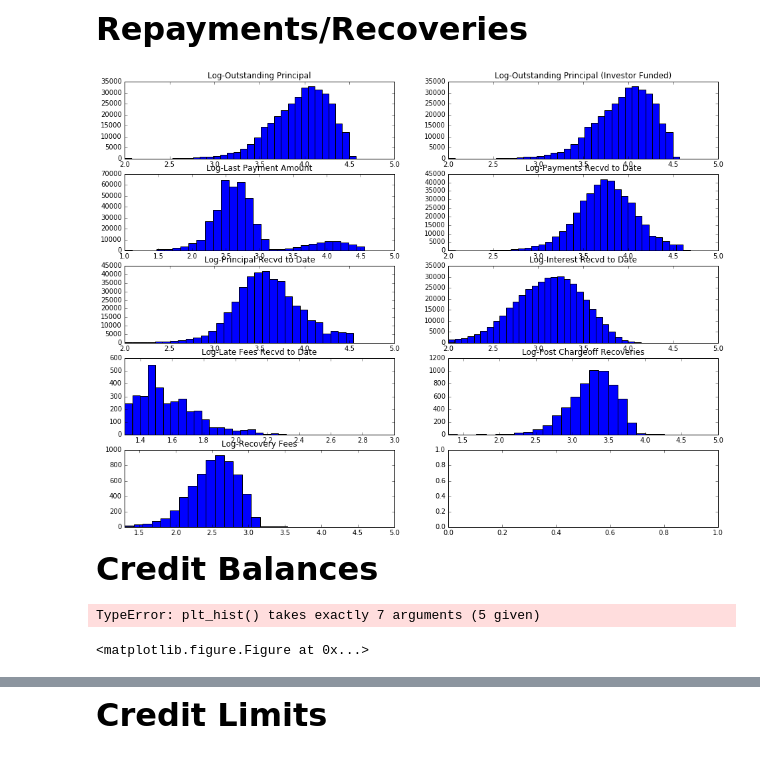
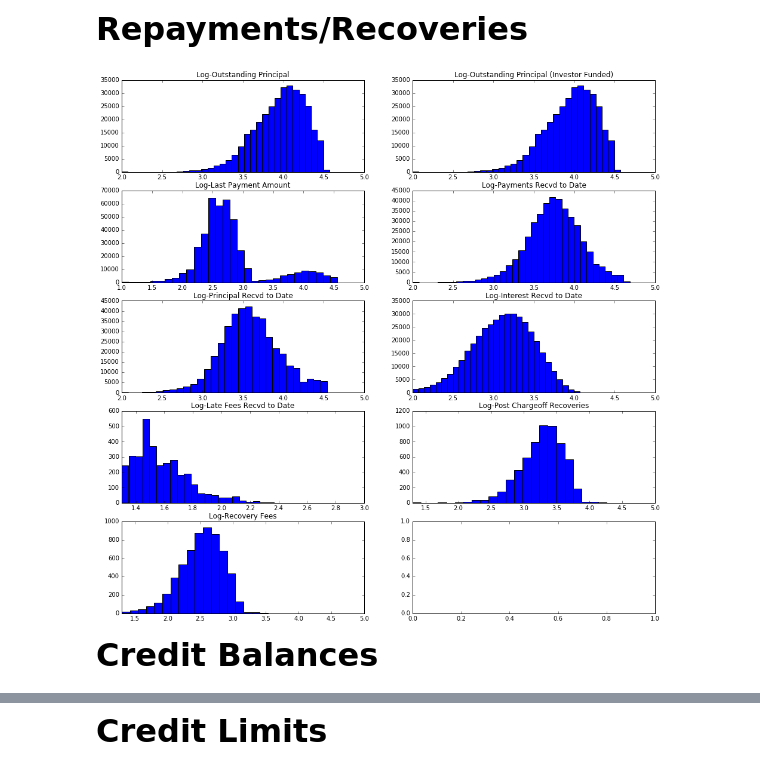
Before and after one commit to ankitagarwal/cs109a, a Jupyter notebook: base_notebook.ipynb, the cells around one changed output, grey strips where cells are left out. Drawn from its saved outputs; the diff is of its cells as text; code cells hidden in the pictures.

Commit message:
convert histogram to single figs

```diff
--- a/base_notebook.ipynb
+++ b/base_notebook.ipynb
@@ -254,26 +254,18 @@ plt.show()
 # %% [markdown]
 **<font size=6>Repayments/Recoveries</font>**
 # %%
-fig, ax = plt.subplots(5, 2, figsize=(16, 12))
+fig, ax = plt.subplots(5, 2, figsize=(16, 16))
 plt_hist(data.out_prncp, 100, 100000, True, 35, "Log-Outstanding Principal", ax[0][0])
 plt_hist(data.out_prncp_inv, 100, 100000, True, 35, "Log-Outstanding Principal (Investor Funded)", ax[0][1])
 plt_hist(data.last_pymnt_amnt, 10, 100000, True, 30, "Log-Last Payment Amount", ax[1][0])
 plt_hist(data.total_pymnt, 100, 100000, True, 35, "Log-Payments Recvd to Date", ax[1][1])
 plt_hist(data.total_rec_prncp, 100, 100000, True, 30, "Log-Principal Recvd to Date", ax[2][0])
 plt_hist(data.total_rec_int, 100, 100000, True, 30, "Log-Interest Recvd to Date", ax[2][1])
 plt_hist(data.total_rec_late_fee[data.total_rec_late_fee>0], 20, 1000, True, 25, "Log-Late Fees Recvd to Date", ax[3][0])
 plt_hist(data.recoveries[data.recoveries>0], 20, 100000, True, 25, "Log-Post Chargeoff Recoveries", ax[3][1])
 plt_hist(data.collection_recovery_fee[data.collection_recovery_fee>0], 20, 100000, True, 20, "Log-Recovery Fees", ax[4][0])
 plt.show()
 # %% [output]
-[figure, old version]
+[figure, new version]
 # %% [markdown]
 **<font size=6>Credit Balances</font>**
-# %%
-plt.figure()
-plt_hist(data.tot_cur_bal, 100, 1000000, True, 30)
-plt.title("Log-Total Current Balance on All Accounts")
-plt.show()
-# %% [output]
-TypeError: plt_hist() takes exactly 7 arguments (5 given)
-<matplotlib.figure.Figure at 0x...>
```
Also changed, not shown: parts of 37 cells of this notebook.
